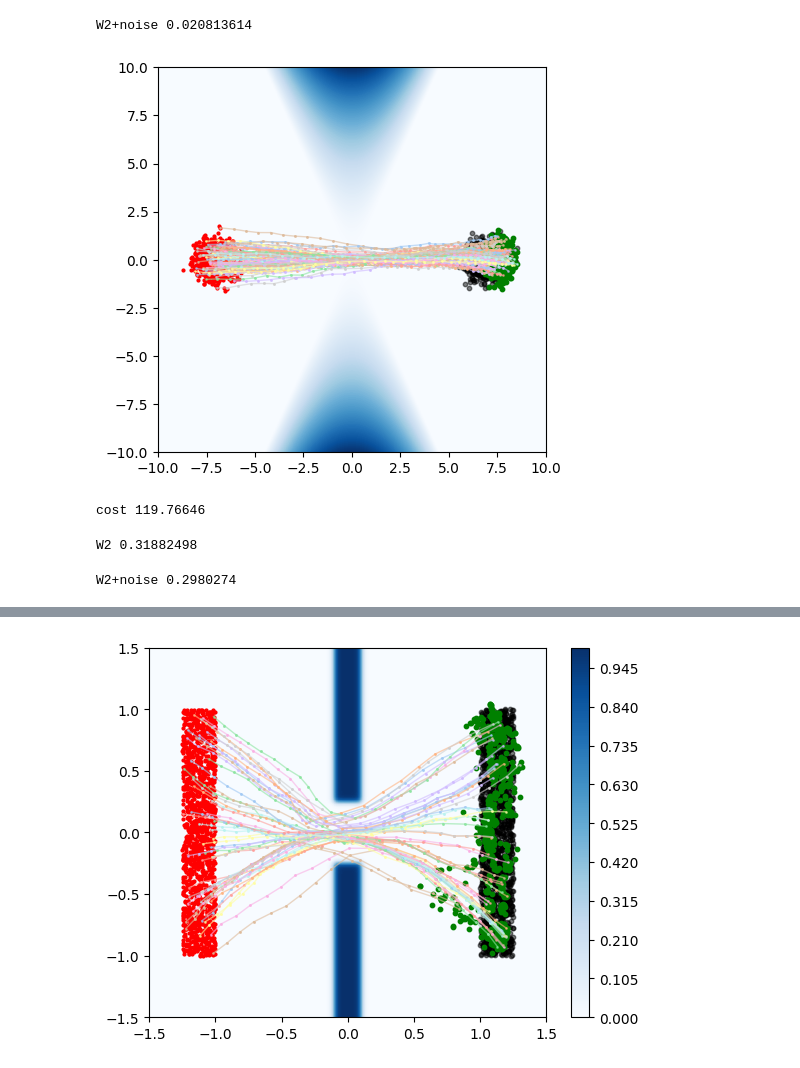
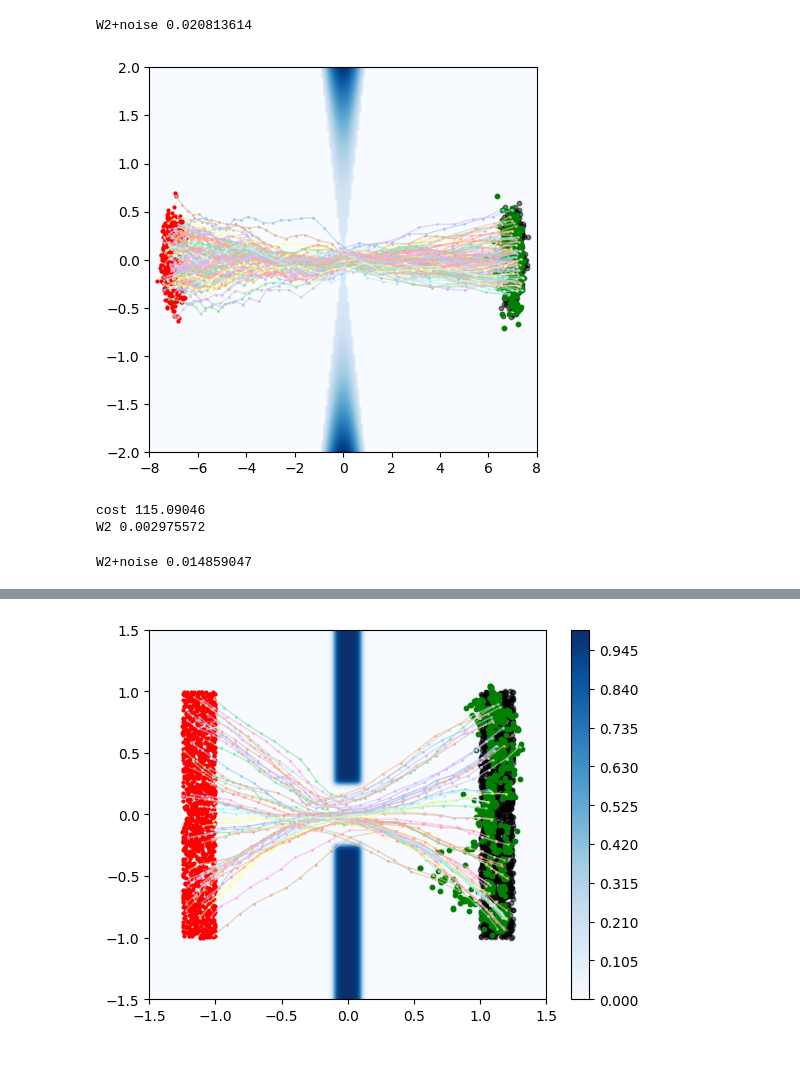
Before and after one commit to skylooop/ott, a Jupyter notebook: docs/tutorials/neural/500_NOCC.ipynb, the cells around one changed output, grey strips where cells are left out. Saved outputs shown, nothing was run; the diff lists cells and outputs as text; code cells hidden in the pictures.

```diff
--- a/docs/tutorials/neural/500_NOCC.ipynb
+++ b/docs/tutorials/neural/500_NOCC.ipynb
@@ -60,7 +60,7 @@ def plot_potential(potential, fig=None, ax=None):
     x, y = potential.get_boundaries()
     x, y = jnp.meshgrid(x, y)
     mesh = jnp.stack([x.ravel(), y.ravel()], -1).reshape(-1, 2)
-    z = -jax.vmap(potential)(mesh).reshape([x.shape[0], x.shape[0]])
+    z = -jax.vmap(lambda xi: potential(xi))(mesh).reshape([x.shape[0], x.shape[0]])
 
     contour = ax.contourf(x, y, z, x.shape[0], cmap='Blues')
     # plt.colorbar(ax=ax, mappable=contour)
@@ -222,8 +222,8 @@ def callback(step, training_logs, transport):
     ax.scatter(pi0[:,0], pi0[:, 1], c='red', alpha=1, s=4)
     ax.scatter(pi1[:,0], pi1[:, 1], c='black', alpha=0.5, s=10)
     ax.scatter(trajs[-1].x[:, 0], trajs[-1].x[:, 1], c='green', s=10)
-    ax.set_xlim((-10, 10))
-    ax.set_ylim((-10, 10))
+    # ax.set_xlim((-10, 10))
+    # ax.set_ylim((-5, 5))
     draw_trajs(trajs=jnp.stack([traj.x for traj in trajs])[:, :100], ax=ax)
     fig.savefig(f"/home/nazar/projects/loop_ott/out/vneck/img_{step}.pdf")
     plt.show()
@@ -245,38 +245,38 @@ class MLP(nn.Module):
     def __call__(self, t, x, _):
         t_pos = jnp.arange(1, 20) * t
         t_pos = jnp.concatenate([jnp.sin(t_pos), jnp.cos(t_pos)], -1)
         dim = 100
         w = nn.Dense(dim)(t_pos)
         b = nn.Dense(dim)(t_pos)
         x = nn.Dense(dim)(x)
         x = x * w + b
         for i, dim in enumerate(self.hidden_layers):
             x = nn.Dense(dim)(x)
             if i != len(self.hidden_layers) - 1:
                 x = nn.leaky_relu(x, negative_slope=0.2)
         return x
 
 
-net = MLP(hidden_layers=[256, 256, 256, 1])
+net = MLP(hidden_layers=[512, 512, 512, 1])
 num_iterations = 70_001
 lr_schedule = optax.cosine_decay_schedule(
-    init_value=5e-5, decay_steps=num_iterations, alpha=1e-2
+    init_value=4e-5, decay_steps=num_iterations, alpha=1e-2
 )
 opt = optax.adam(learning_rate=lr_schedule, b2=0.99)
 
 noc = NeuralOC(input_dim=2,
                value_model=net,
                optimizer=opt,
                reg_weight=0.0,
                control_weight=2.0,
                acc_weight=0.001,
-               potential_weight=-500,
-               flow=LagrangianFlow(sigma=0.3, potential=potential),
+               potential_weight=-1000,
+               flow=LagrangianFlow(sigma=0.2, potential=potential),
                key=GLOBAL_KEY)
 
 logs = noc(potential_data_loader, n_iters=num_iterations, rng=GLOBAL_KEY, callback=callback)
 # %% [output]
-[figure, old version]
+[figure, new version]
-cost 119.76646
+cost 115.09046
+W2 0.002975572
-W2 0.31882498
+W2+noise 0.014859047
-W2+noise 0.2980274
```
Also changed, not shown: parts of 2 cells of this notebook, 2 other files.
